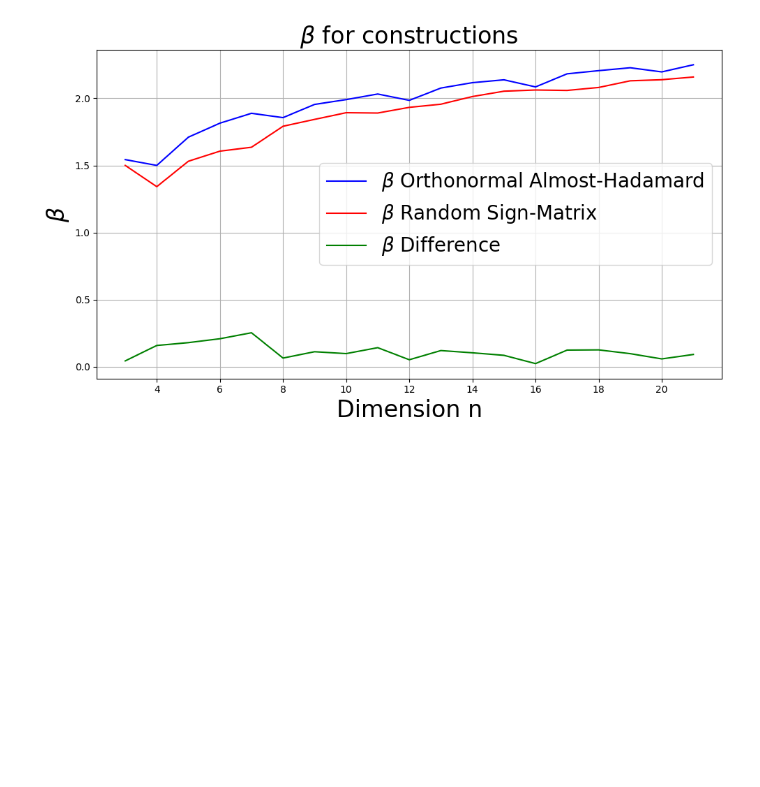
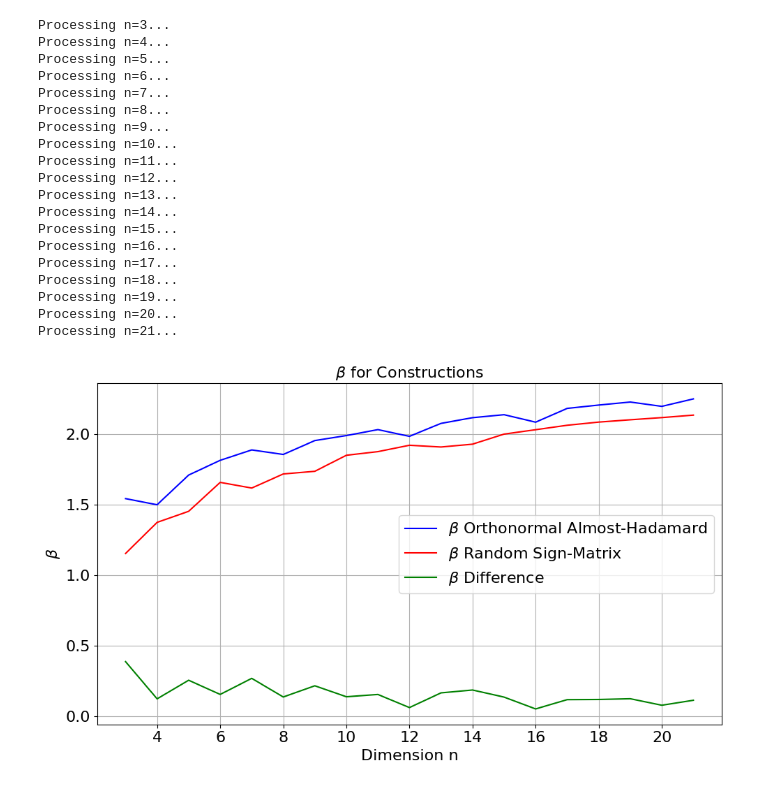
Before and after one commit to ShridharS19/Bad-Science-Experiments, a Jupyter notebook: Bad_Science_Experiments.ipynb, the cells around one changed output. Cells and saved outputs as stored; diff of their text form; code cells hidden in the pictures; blank space fills up the shorter version.

```diff
--- a/Bad_Science_Experiments.ipynb
+++ b/Bad_Science_Experiments.ipynb
@@ -93,7 +93,7 @@ def construct_matrix_from_tree(n):
 def generate_random_simplex(n):
     """Generate n+1 random vectors in R^n with entries in {-1, 1}, append 1, and normalize."""
     # Generate n+1 random vectors with entries in {-1, 1}
-    random_vectors = np.random.choice([-1, 1], size=(n+1, n+1))
+    random_vectors = np.random.choice([-1, 1], size=(n, n))
 
     # Normalize each vector in L2 norm
     norms = np.linalg.norm(random_vectors, axis=1)
@@ -103,7 +103,7 @@ def generate_random_simplex(n):
 # %%
 import os, sys
 def hadamard(n):
-    path = os.path.join('/hadamard', f'hadamard_npy.{n}.npy')
+    path = os.path.join('hadamard/hadamard_npy/', f'had.{n}.npy')
     if not os.path.isfile(path):
         print(f"Error: File not found: {path}")
         sys.exit(1)
@@ -165,26 +165,3 @@ def orthonormal_almost_hadamard(n: int) -> np.ndarray:
     Q, _ = np.linalg.qr(U)
 
     return Q
-# %%
-import numpy as np
-import matplotlib.pyplot as plt
-from matplotlib.ticker import MaxNLocator
-
-max_n = 21  # Going beyond 20 becomes computationally expensive
-ns = list(range(3, max_n + 1))
-
-baseline_diff = []
-simplex = []
-random = []
-difference = []
-
-for n in ns:
-    print(f"Processing n={n}...")
-    baseline_diff.append(1/np.log(n + 1))
-    weight = orthonormal_almost_hadamard(n)
-    hadamard_beta = infinity_norm_average(weight, n)
-    simplex.append(hadamard_beta)
-    random_weight = generate_random_simplex(n)
-    random_beta = infinity_norm_average(random_weight, n + 1)
-    random.append(random_beta)
-    difference.append(hadamard_beta - random_beta)
@@ -232,7 +189,45 @@ for n in ns:
     random.append(random_beta)
     difference.append(hadamard_beta - random_beta)
 # %% [output]
-[figure, removed]
+Processing n=3...
+Processing n=4...
+Processing n=5...
+Processing n=6...
+Processing n=7...
+Processing n=8...
+Processing n=9...
+Processing n=10...
+Processing n=11...
+Processing n=12...
+Processing n=13...
+Processing n=14...
+Processing n=15...
+Processing n=16...
+Processing n=17...
+Processing n=18...
+Processing n=19...
+Processing n=20...
+Processing n=21...
+# %%
+# Plot results
+fig, ax = plt.subplots(figsize=(10, 6))
+ax.plot(ns, simplex, 'b', label=r'$\beta$ Orthonormal Almost-Hadamard')
+ax.plot(ns, random,  'r', label=r'$\beta$ Random Sign-Matrix')
+ax.plot(ns, difference,  'g', label=r'$\beta$ Difference')
+# Force x-axis to integer ticks
+ax.xaxis.set_major_locator(MaxNLocator(integer=True))
+ax.tick_params(axis='both', which='major', labelsize=16)  # set tick number size
+
+ax.set_xlabel('Dimension n', fontsize=16)
+ax.set_ylabel(r'$\beta$', fontsize=16)
+ax.set_title(r'$\beta$ for Constructions', fontsize=16)
+ax.legend(fontsize=16)
+
+fig.tight_layout()
+ax.grid(True)
+plt.show()
+# %% [output]
+[figure, added]
 # %%
 import matplotlib.pyplot as plt
 
```
Also changed, not shown: parts of 4 cells of this notebook, 1 other file.
